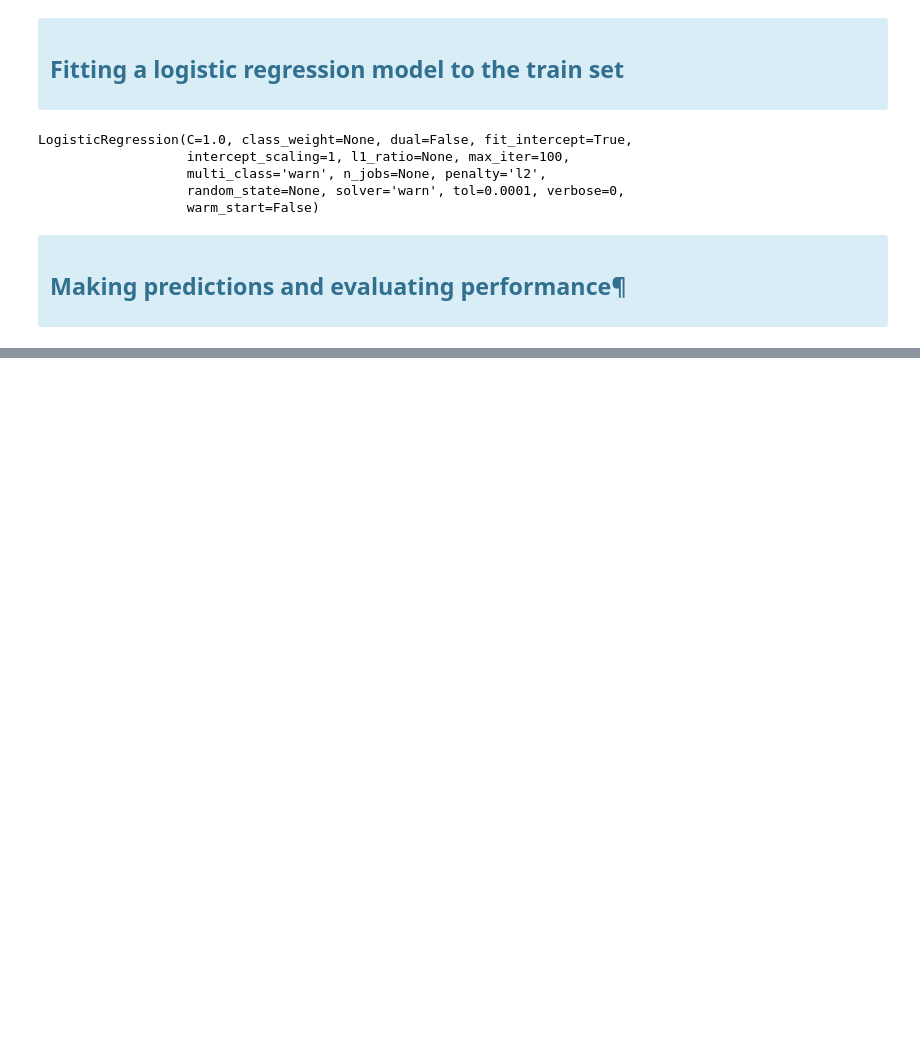
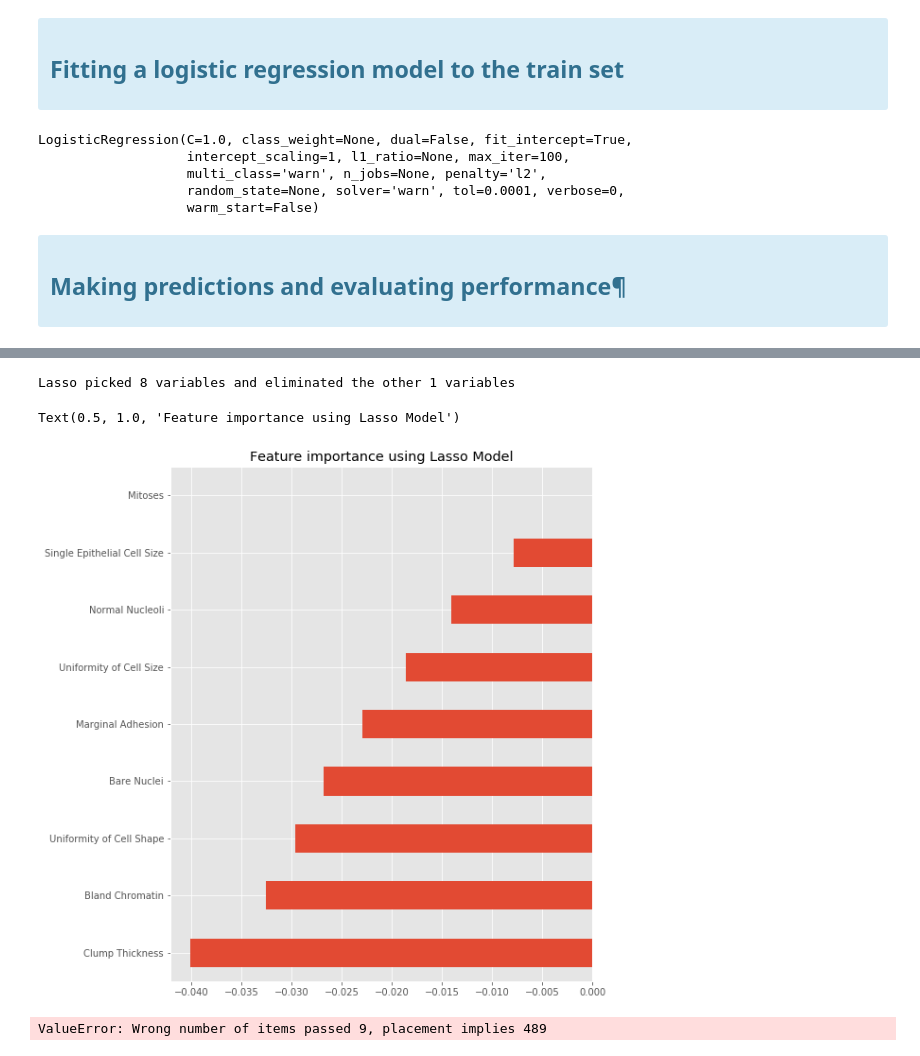
Before and after one commit to Mahnatse-rgb/breast-cancer-prediction, a Jupyter notebook: breast_cancer_prediction.ipynb, the cells around one changed output, grey strips where cells are left out. Saved outputs shown, nothing was run; the diff lists cells and outputs as text; code cells hidden in the pictures; blank space fills up the shorter version.

```diff
--- a/breast_cancer_prediction.ipynb
+++ b/breast_cancer_prediction.ipynb
@@ -299,0 +352,6 @@ ValueError: Data is not binary and pos_label is not specified
+# %%
+imp_coef = coef.sort_values()
+import matplotlib
+matplotlib.rcParams['figure.figsize'] = (8.0, 10.0)
+imp_coef.plot(kind = "barh")
+plt.title("Feature importance using Lasso Model")
@@ -299,0 +360,8 @@ ValueError: Data is not binary and pos_label is not specified
+# %%
+from sklearn.linear_model import LassoCV
+reg = LassoCV()
+reg.fit(X, y)
+print("Best alpha using built-in LassoCV: %f" % reg.alpha_)
+print("Best score using built-in LassoCV: %f" %reg.score(X,y))
+coef = pd.Series(reg.coef_, index = X.columns)
+coef
@@ -299,0 +381,23 @@ ValueError: Data is not binary and pos_label is not specified
+# %%
+print("Lasso picked " + str(sum(coef != 0)) + " variables and eliminated the other " +  str(sum(coef == 0)) + " variables")
+# %% [output]
+Lasso picked 8 variables and eliminated the other 1 variables
+# %%
+imp_coef = coef.sort_values()
+import matplotlib
+matplotlib.rcParams['figure.figsize'] = (8.0, 10.0)
+imp_coef.plot(kind = "barh")
+plt.title("Feature importance using Lasso Model")
+# %% [output]
+Text(0.5, 1.0, 'Feature importance using Lasso Model')
+[figure, added]
+# %%
+import seaborn as sns
+#absolute value, so that both negative and positive numbers are weighed equally
+feature_importance = abs(logreg.coef_[0])
+feature_importance = 100.0 * (feature_importance / feature_importance.max())
+#feature_importance=feature_importance/feature_importance.max()*100
+sns.barplot(y=X_train ,x=feature_importance)
+plt.show()
+# %% [output]
+ValueError: Wrong number of items passed 9, placement implies 489
```
Also changed, not shown: parts of 18 cells of this notebook.
